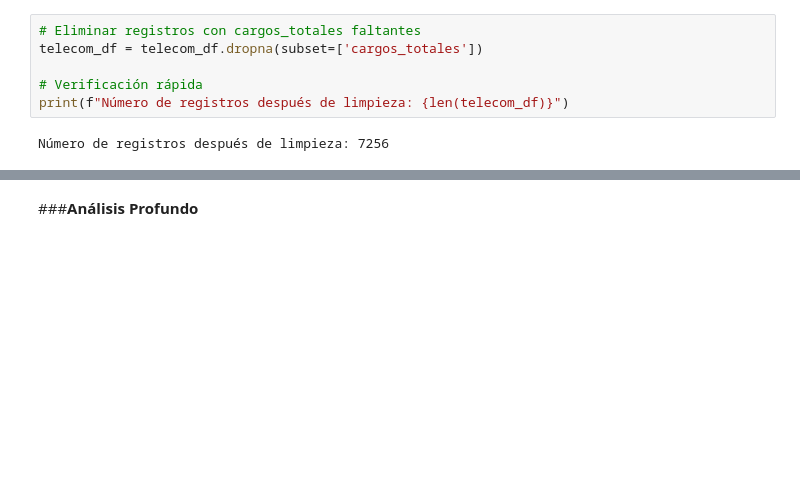
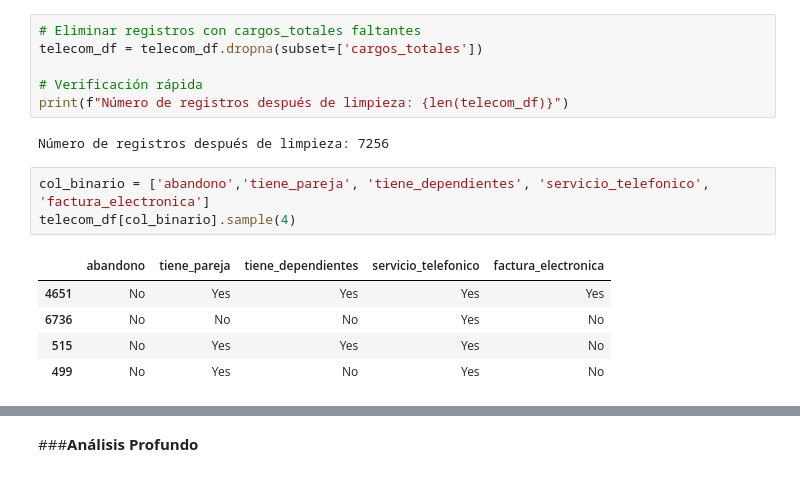
Before and after one commit to angelesGladin/TelecomX_latam, a Jupyter notebook: TelecomX_LATAM.ipynb, the cells around one changed output, grey strips where cells are left out. Saved outputs shown, nothing was run; the diff lists cells and outputs as text; blank space fills up the shorter version.

```diff
--- a/TelecomX_LATAM.ipynb
+++ b/TelecomX_LATAM.ipynb
@@ -275,4 +275,13 @@ telecom_df = telecom_df.dropna(subset=['cargos_totales'])
 print(f"Número de registros después de limpieza: {len(telecom_df)}")
 # %% [output]
 Número de registros después de limpieza: 7256
+# %%
+col_binario = ['abandono','tiene_pareja', 'tiene_dependientes', 'servicio_telefonico', 'factura_electronica']
+telecom_df[col_binario].sample(4)
+# %% [output]
+|  | abandono | tiene_pareja | tiene_dependientes | servicio_telefonico | factura_electronica |
+| 4651 | No | Yes | Yes | Yes | Yes |
+| 6736 | No | No | No | Yes | No |
+| 515 | No | Yes | Yes | Yes | No |
+| 499 | No | Yes | No | Yes | No |
 # %%
```
Also changed, not shown: parts of 21 cells of this notebook.
